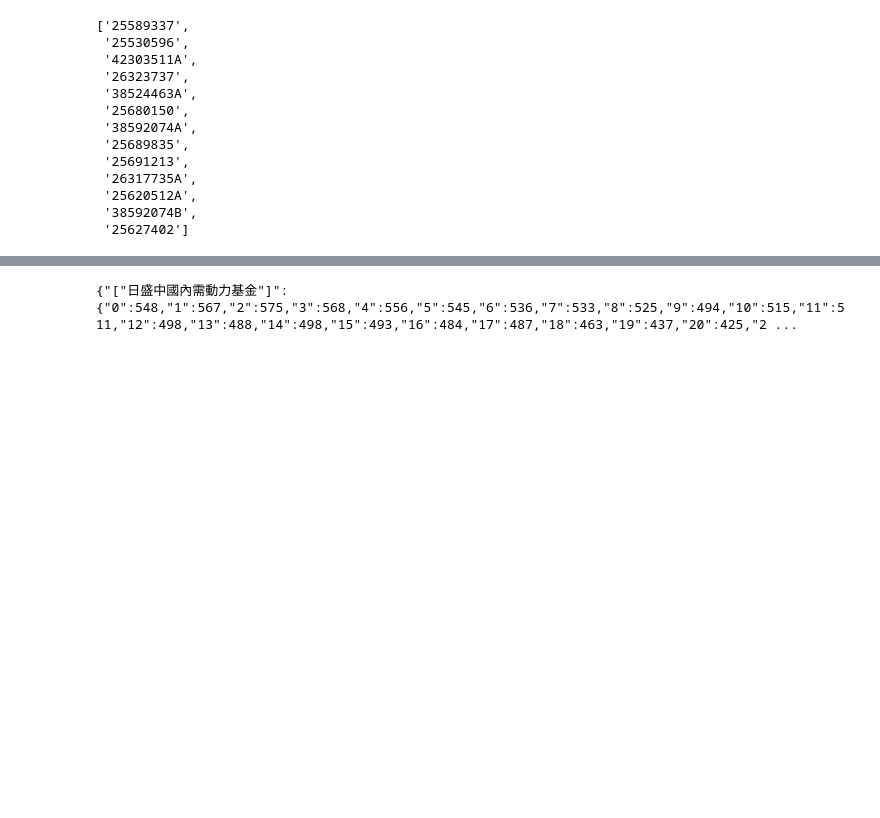
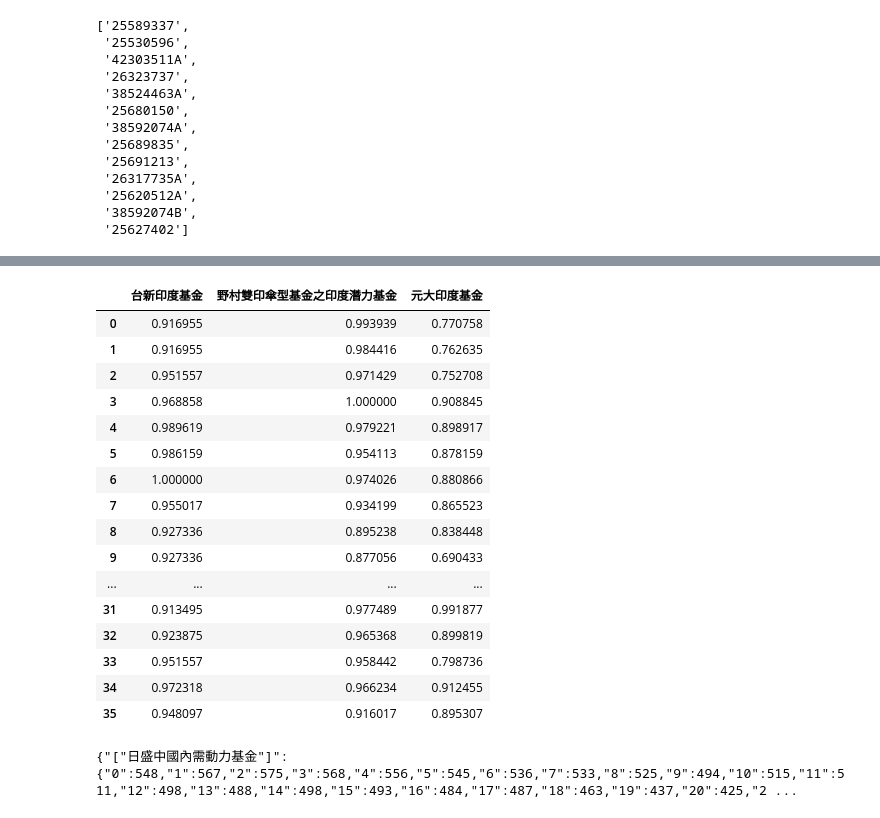
Before and after one commit to Jtrue27/Fintech-TM-ML, a Jupyter notebook: 定期定額資料爬蟲/data_preprocessing.ipynb, the cells around one changed output, grey strips where cells are left out. Drawn from its saved outputs; the diff is of its cells as text; code cells hidden in the pictures; blank space fills up the shorter version.

```diff
--- a/定期定額資料爬蟲/data_preprocessing.ipynb
+++ b/定期定額資料爬蟲/data_preprocessing.ipynb
@@ -536,0 +571,6 @@ def get_moneys(ids):
+# %%
+brazil_sip_people=get_people(result_id['Brazil'])
+for item in  result_id['Brazil']:
+    brazil_sip_people[item]= brazil_sip_people[item]/brazil_sip_people[item].max()
+brazil_sip_people.columns = result_n['Brazil']
+brazil_sip_people
@@ -536,0 +595,6 @@ def get_moneys(ids):
+# %%
+russia_sip_people=get_people(result_id['Russia'])
+for item in  result_id['Russia']:
+    russia_sip_people[item]= russia_sip_people[item]/russia_sip_people[item].max()
+russia_sip_people.columns = result_n['Russia']
+russia_sip_people
@@ -536,0 +619,24 @@ def get_moneys(ids):
+# %%
+india_sip_people=get_people(result_id['India'])
+for item in  result_id['India']:
+    india_sip_people[item]= india_sip_people[item]/india_sip_people[item].max()
+india_sip_people.columns = result_n['India']
+india_sip_people
+# %% [output]
+|  | 台新印度基金 | 野村雙印傘型基金之印度潛力基金 | 元大印度基金 |
+| 0 | 0.916955 | 0.993939 | 0.770758 |
+| 1 | 0.916955 | 0.984416 | 0.762635 |
+| 2 | 0.951557 | 0.971429 | 0.752708 |
+| 3 | 0.968858 | 1.000000 | 0.908845 |
+| 4 | 0.989619 | 0.979221 | 0.898917 |
+| 5 | 0.986159 | 0.954113 | 0.878159 |
+| 6 | 1.000000 | 0.974026 | 0.880866 |
+| 7 | 0.955017 | 0.934199 | 0.865523 |
+| 8 | 0.927336 | 0.895238 | 0.838448 |
+| 9 | 0.927336 | 0.877056 | 0.690433 |
+| ... | ... | ... | ... |
+| 31 | 0.913495 | 0.977489 | 0.991877 |
+| 32 | 0.923875 | 0.965368 | 0.899819 |
+| 33 | 0.951557 | 0.958442 | 0.798736 |
+| 34 | 0.972318 | 0.966234 | 0.912455 |
+| 35 | 0.948097 | 0.916017 | 0.895307 |
```
Also changed, not shown: parts of 13 cells of this notebook, 4 other files.
